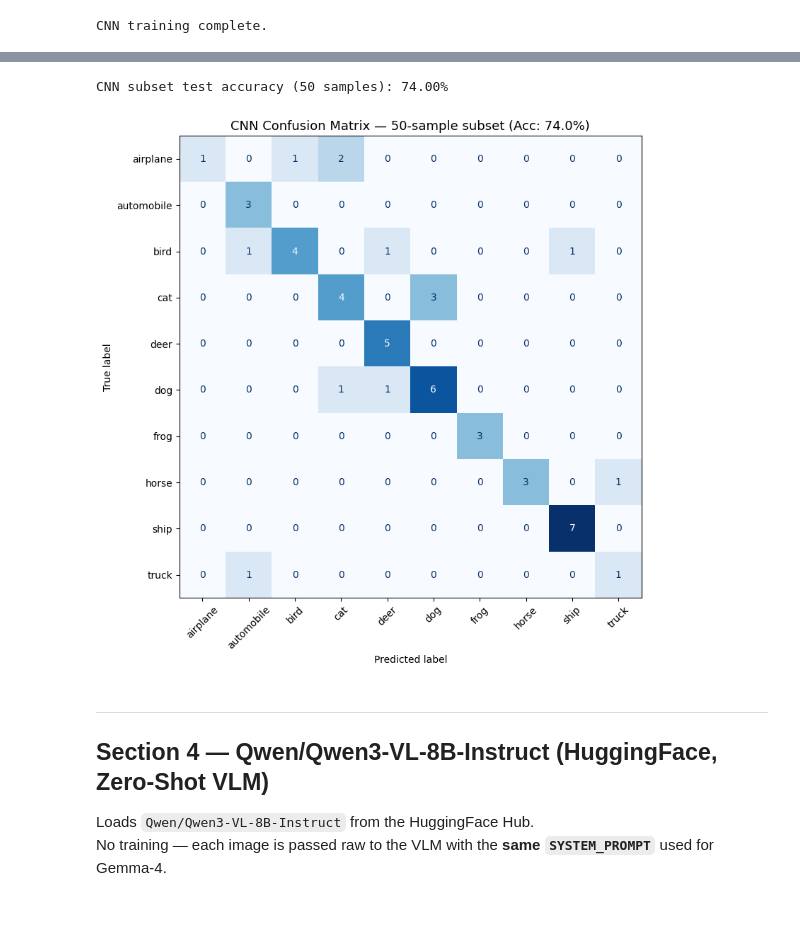
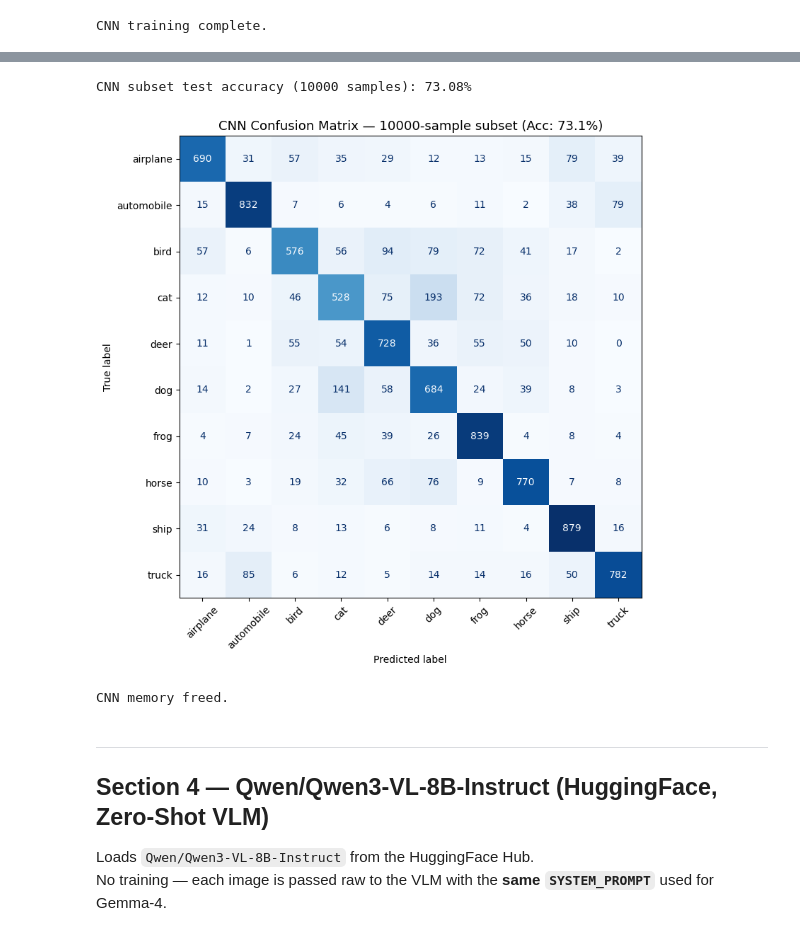
Before and after one commit to Sam-Hildebrand/ML-Final-Project, a Jupyter notebook: CIFAR10_Unified_Classifier.ipynb, the cells around one changed output, grey strips where cells are left out. Drawn from its saved outputs; the diff is of its cells as text; code cells hidden in the pictures.

```diff
--- a/CIFAR10_Unified_Classifier.ipynb
+++ b/CIFAR10_Unified_Classifier.ipynb
@@ -100,7 +182,7 @@ test_loader  = torch.utils.data.DataLoader(norm_test,  batch_size=128,
                                             shuffle=False, num_workers=2)
 
 def tensor_to_pil(t: torch.Tensor) -> Image.Image:
-    """Convert a C×H×W float32 [0,1] tensor → PIL RGB image (no preprocessing)."""
+    """Convert a C*H*W float32 [0,1] tensor → PIL RGB image (no preprocessing)."""
     arr = (t.clamp(0, 1) * 255).byte().permute(1, 2, 0).numpy()
     return Image.fromarray(arr, mode='RGB')
 
@@ -265,18 +347,10 @@ Correct       : False
 # %%
 import numpy as np
-
-# ── Subset evaluation + confusion matrix (NUM_SAMPLES, same indices as VLMs) ──
-from sklearn.metrics import confusion_matrix, ConfusionMatrixDisplay
-
-# Always regenerate fresh from current NUM_SAMPLES and RANDOM_SEED.
-# Using the same seed as all other VLM sections ensures identical subsets.
-rng_fcnn = np.random.default_rng(RANDOM_SEED)
-fcnn_eval_indices = rng_fcnn.choice(len(norm_test), size=NUM_SAMPLES, replace=False)
 
 fcnn.eval()
 all_preds, all_true = [], []
 with torch.no_grad():
-    for idx in fcnn_eval_indices:
+    for idx in indices:
         img_norm, lbl = norm_test[int(idx)]
         pred = fcnn(img_norm.unsqueeze(0).to(device)).argmax(1).item()
         all_preds.append(pred)
@@ -440,37 +522,38 @@ Correct      : True
 # %%
-# ── Subset evaluation + confusion matrix (NUM_SAMPLES, same indices as VLMs) ──
-
-# Reuse the same index subset.
-try:
-    cnn_eval_indices = indices
-except NameError:
-    rng_cnn = np.random.default_rng(RANDOM_SEED)
-    cnn_eval_indices = rng_cnn.choice(len(norm_test), size=NUM_SAMPLES, replace=False)
+# ── Subset evaluation + confusion matrix (NUM_SAMPLES, shared indices) ──
 
 cnn.eval()
 all_preds_cnn, all_true_cnn = [], []
 with torch.no_grad():
-    for idx in cnn_eval_indices:
+    for idx in indices:
         img_norm, lbl = norm_test[int(idx)]
         pred = cnn(img_norm.unsqueeze(0).to(device)).argmax(1).item()
         all_preds_cnn.append(pred)
         all_true_cnn.append(lbl)
 
 cnn_acc = sum(p == t for p, t in zip(all_preds_cnn, all_true_cnn)) / len(all_true_cnn) * 100
 print(f"CNN subset test accuracy ({NUM_SAMPLES} samples): {cnn_acc:.2f}%")
 
 cm_cnn = confusion_matrix(all_true_cnn, all_preds_cnn, labels=range(10))
 fig, ax = plt.subplots(figsize=(10, 8))
 ConfusionMatrixDisplay(cm_cnn, display_labels=LABELS).plot(ax=ax, colorbar=False,
                                                             cmap='Blues',
                                                             xticks_rotation=45)
 ax.set_title(f'CNN Confusion Matrix — {NUM_SAMPLES}-sample subset (Acc: {cnn_acc:.1f}%)',
              fontsize=13)
 plt.tight_layout()
 plt.show()
 # %% [output]
-CNN subset test accuracy (50 samples): 74.00%
+CNN subset test accuracy (10000 samples): 73.08%
-[figure, old version]
+[figure, new version]
+# %%
+# ── Free CNN from GPU memory ──────────────────────────────────────
+del cnn, cnn_optim
+gc.collect()
+torch.cuda.empty_cache()
+print("CNN memory freed.")
+# %% [output]
+CNN memory freed.
 # %% [markdown]
 ---
 ## Section 4 — Qwen/Qwen3-VL-8B-Instruct (HuggingFace, Zero-Shot VLM)
```
Also changed, not shown: parts of 33 cells of this notebook.
